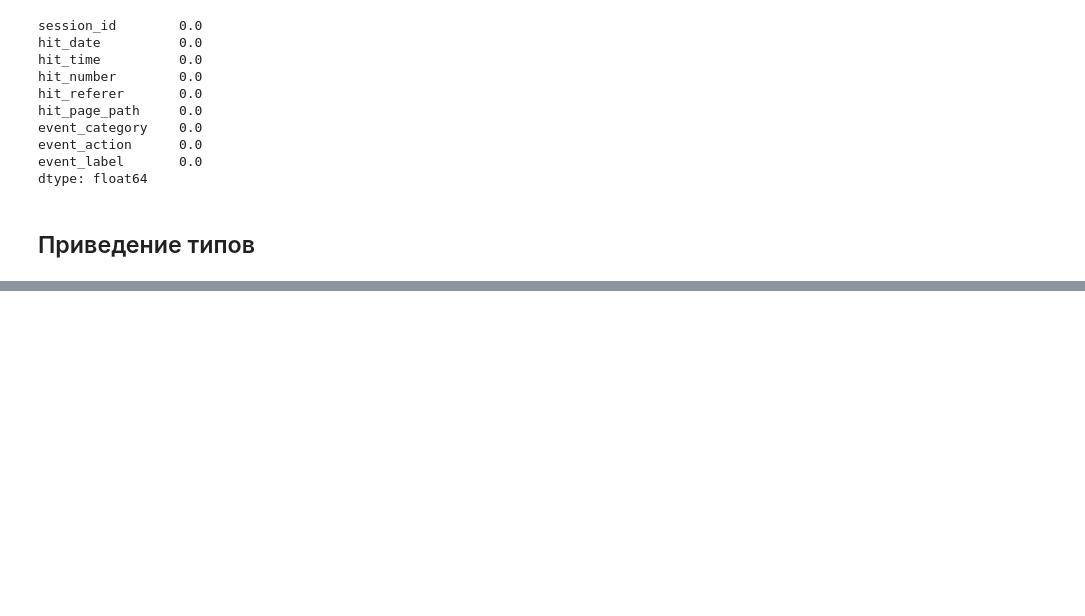
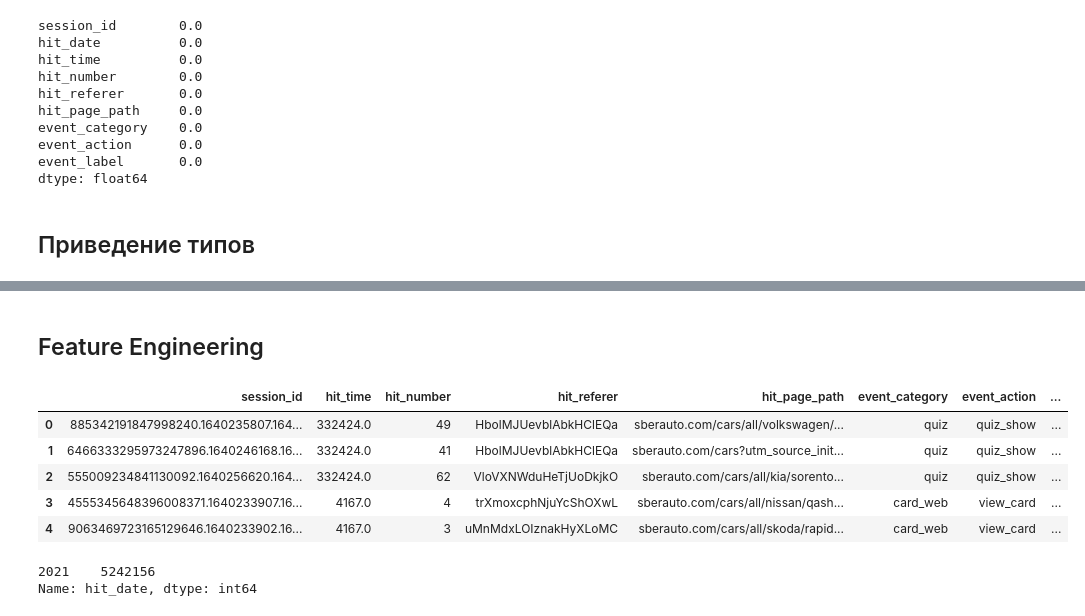
Before and after one commit to anastasiaspakovskaa/Sber_Auto, a Jupyter notebook: ga_hits_prep.ipynb, the cells around one changed output, grey strips where cells are left out. Cells and saved outputs as stored; diff of their text form; code cells hidden in the pictures; blank space fills up the shorter version.

```diff
--- a/ga_hits_prep.ipynb
+++ b/ga_hits_prep.ipynb
@@ -189,0 +286,21 @@ hits_new.head()
+# %%
+# заменим выбросы на граничные значения
+
+hits.loc[(hits['hit_number'] < boundaries[0]), 'hit_number'] = int(boundaries[0])
+hits.loc[(hits['hit_number'] > boundaries[1]), 'hit_number'] = int(boundaries[1])
+# %% [markdown]
+## Feature Engineering
+# %%
+hits.head()
+# %% [output]
+|  | session_id | hit_time | hit_number | hit_referer | hit_page_path | event_category | event_action | ... |
+| 0 | 885342191847998240.1640235807.164... | 332424.0 | 49 | HbolMJUevblAbkHClEQa | sberauto.com/cars/all/volkswagen/... | quiz | quiz_show | ... |
+| 1 | 6466333295973247896.1640246168.16... | 332424.0 | 41 | HbolMJUevblAbkHClEQa | sberauto.com/cars?utm_source_init... | quiz | quiz_show | ... |
+| 2 | 555009234841130092.1640256620.164... | 332424.0 | 62 | VloVXNWduHeTjUoDkjkO | sberauto.com/cars/all/kia/sorento... | quiz | quiz_show | ... |
+| 3 | 4555345648396008371.1640233907.16... | 4167.0 | 4 | trXmoxcphNjuYcShOXwL | sberauto.com/cars/all/nissan/qash... | card_web | view_card | ... |
+| 4 | 9063469723165129646.1640233902.16... | 4167.0 | 3 | uMnMdxLOIznakHyXLoMC | sberauto.com/cars/all/skoda/rapid... | card_web | view_card | ... |
+# %%
+hits['hit_date'].dt.year.value_counts()
+# %% [output]
+2021    5242156
+Name: hit_date, dtype: int64
```
Also changed, not shown: parts of 26 cells of this notebook.
